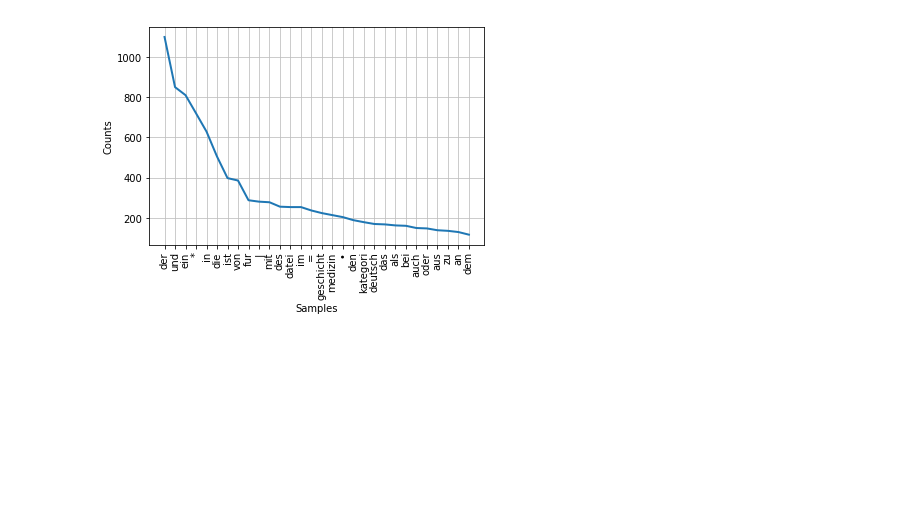
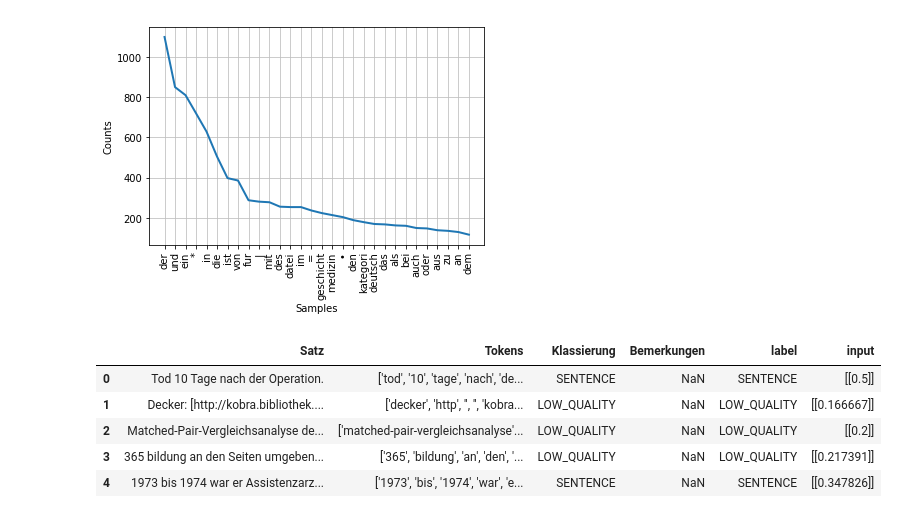
Before and after one commit to eonum/medtextcollector, a Jupyter notebook: sentence_quality_classifier.ipynb, the cells around one changed output. Cells and saved outputs as stored; diff of their text form; code cells hidden in the pictures; blank space fills up the shorter version.

```diff
--- a/sentence_quality_classifier.ipynb
+++ b/sentence_quality_classifier.ipynb
@@ -110,30 +110,41 @@ fd.plot(30,cumulative=False)
 # %%
 # set input data
 
 import numpy as np
 from sklearn.feature_extraction.text import TfidfVectorizer
 
 tfidf = TfidfVectorizer(sublinear_tf=True, min_df=8, norm='l2', encoding='utf8', ngram_range=(2, 2), stop_words='english')
 tfidf = tfidf.fit(data.Satz)
 
 fd = nltk.FreqDist(tokens_h + tokens_l)
 
-voc_chars = list(fdc.keys())[:60]
-voc_words = list(fd.keys())[:2000]
+voc_chars = list(fdc.keys())[:200]
+voc_words = list(fd.keys())[:500]
 
 def convert_sentence_to_input(s):
-    fd_words = nltk.FreqDist(tokenizer.tokenize(s))
+    tokens = tokenizer.tokenize(s)
+    fd_words = nltk.FreqDist(tokens)
     fd_chars = nltk.FreqDist(s)
 
     words = [fd_words.freq(w) for w in voc_words]
     chars = [fd_chars.freq(c) for c in voc_chars]
 
+    words_in_vocab = sum(1 for i in words if i > 0.0)
+    long_tail = float(words_in_vocab) /  len(tokens)
+
     tfidf_features = list(tfidf.transform([s]).toarray()[0])
 
-    return np.array(words + chars + tfidf_features, dtype=np.float32)
+    return np.array(words + chars + [long_tail], dtype=np.float32)
 
 data['input'] = pd.Series([[convert_sentence_to_input(s)] for s in data['Satz']], index=data.index)
 data.head()
+# %% [output]
+|  | Satz | Tokens | Klassierung | Bemerkungen | label | input |
+| 0 | Tod 10 Tage nach der Operation. | ['tod', '10', 'tage', 'nach', 'de... | SENTENCE | NaN | SENTENCE | [[0.5]] |
+| 1 | Decker: [http://kobra.bibliothek.... | ['decker', 'http', '', '', 'kobra... | LOW_QUALITY | NaN | LOW_QUALITY | [[0.166667]] |
+| 2 | Matched-Pair-Vergleichsanalyse de... | ['matched-pair-vergleichsanalyse'... | LOW_QUALITY | NaN | LOW_QUALITY | [[0.2]] |
+| 3 | 365 bildung an den Seiten umgeben... | ['365', 'bildung', 'an', 'den', '... | LOW_QUALITY | NaN | LOW_QUALITY | [[0.217391]] |
+| 4 | 1973 bis 1974 war er Assistenzarz... | ['1973', 'bis', '1974', 'war', 'e... | SENTENCE | NaN | SENTENCE | [[0.347826]] |
 # %%
 # fit a model
 
```
Also changed, not shown: parts of 4 cells of this notebook.
